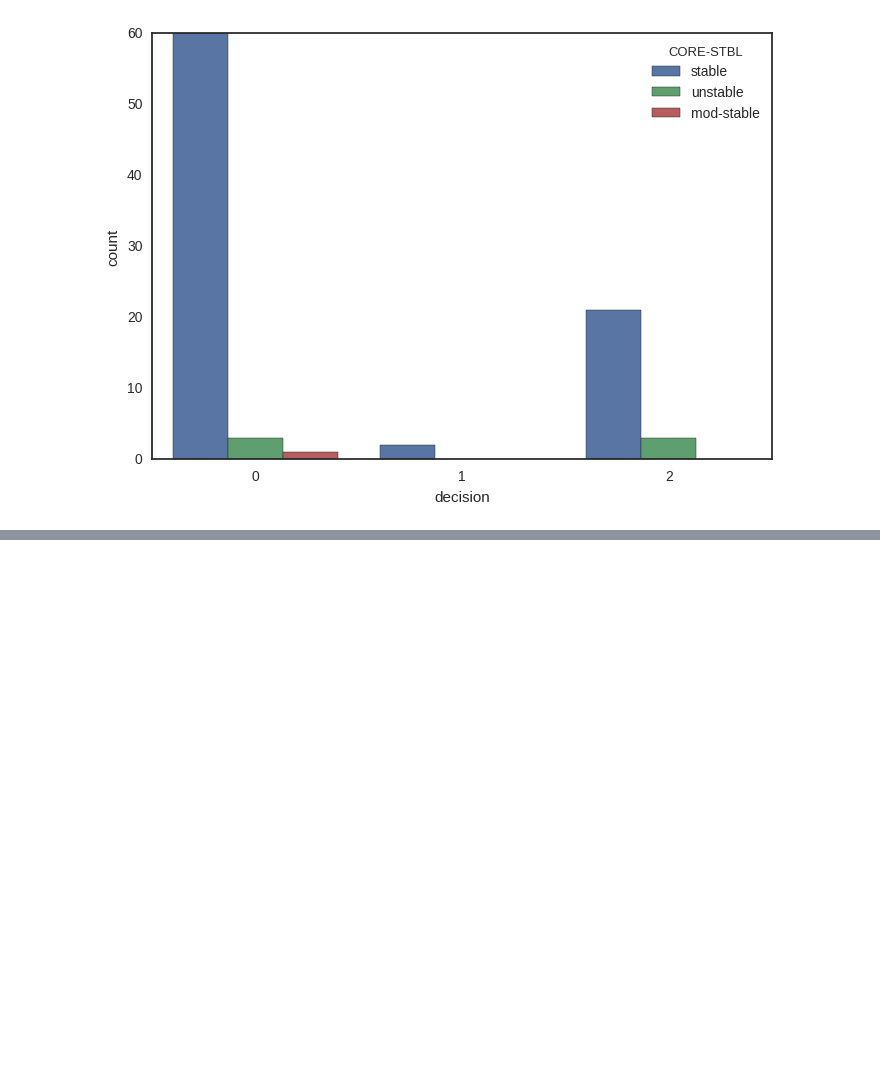
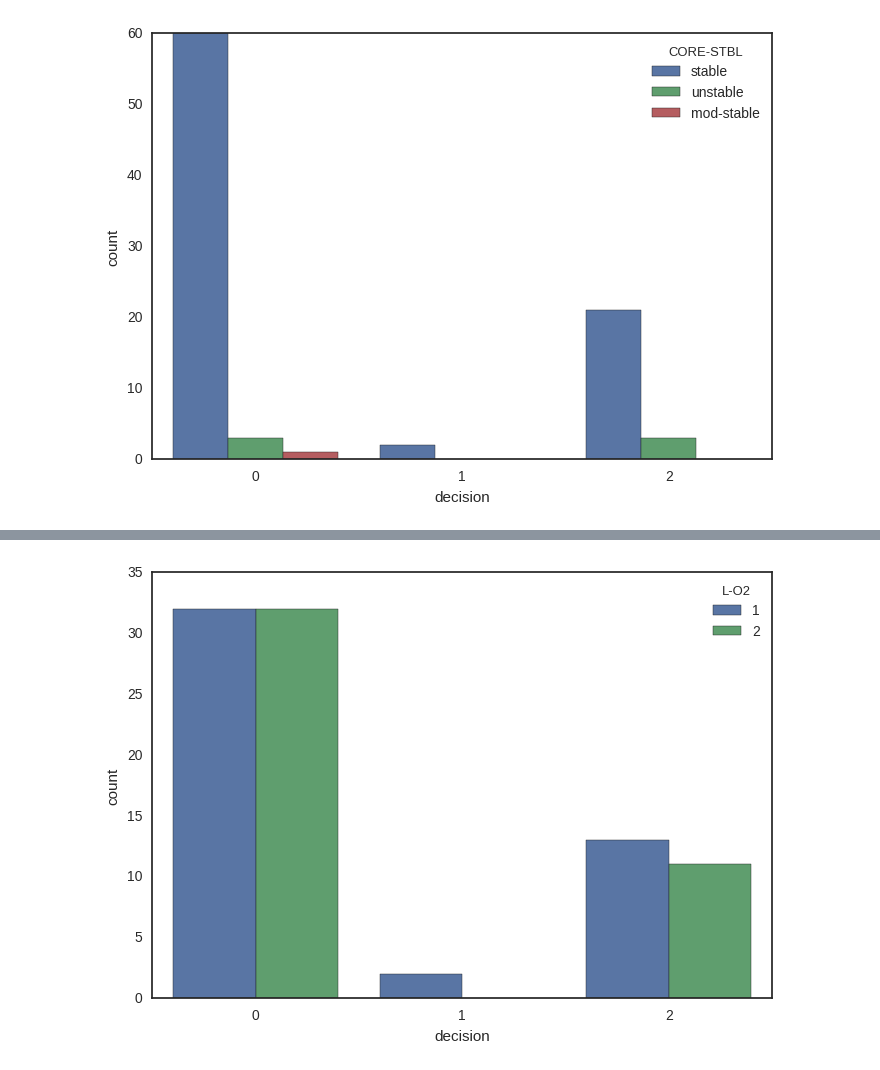
Before and after one commit to RahaBaharloo/HW, a Jupyter notebook: HW1Raheleh.ipynb, the cells around one changed output, grey strips where cells are left out. Saved outputs shown, nothing was run; the diff lists cells and outputs as text; code cells hidden in the pictures; blank space fills up the shorter version.

```diff
--- a/HW1Raheleh.ipynb
+++ b/HW1Raheleh.ipynb
@@ -125,0 +130,4 @@ ax = sns.countplot(x="decision", hue="CORE-STBL", data=data)
+# %%
+ax = sns.countplot(x="decision", hue="L-O2", data=data)
+# %% [output]
+[figure, added]
```
Also changed, not shown: parts of 1 cell of this notebook.
